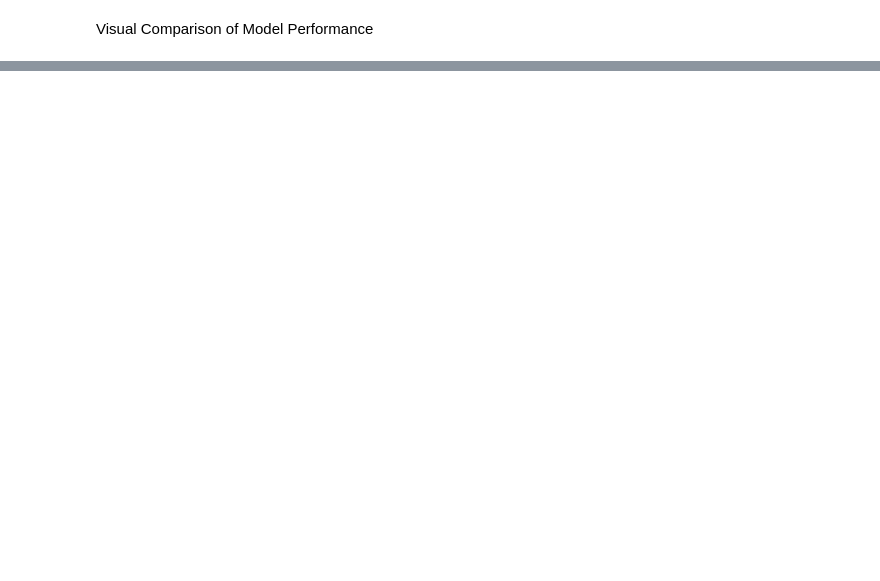
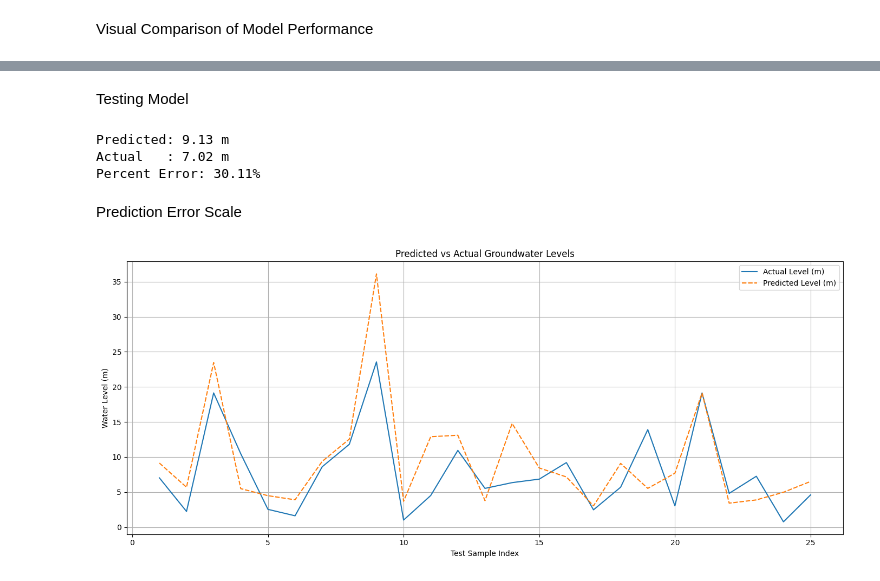
Before and after one commit to TheRealNeelaksh/groundwater-level-forecasting-india, a Jupyter notebook: models/trainingNotebook/trainingNotebook.ipynb, the cells around one changed output, grey strips where cells are left out. Saved outputs shown, nothing was run; the diff lists cells and outputs as text; code cells hidden in the pictures; blank space fills up the shorter version.

```diff
--- a/models/trainingNotebook/trainingNotebook.ipynb
+++ b/models/trainingNotebook/trainingNotebook.ipynb
@@ -167,0 +255,50 @@ plt.show()
+# %% [markdown]
+Testing Model
+# %%
+# Select a sample from test data
+sample = x_test.iloc[0:1]
+sample_processed = preprocessor.transform(sample)
+
+# Predict
+predicted_level = xgb_model.predict(sample_processed)
+actual_level = y_test.iloc[0]
+
+# Calculate percent error
+percent_error = abs((predicted_level[0] - actual_level) / actual_level) * 100
+
+# Display
+print(f"Predicted: {predicted_level[0]:.2f} m")
+print(f"Actual   : {actual_level:.2f} m")
+print(f"Percent Error: {percent_error:.2f}%")
+# %% [output]
+Predicted: 9.13 m
+Actual   : 7.02 m
+Percent Error: 30.11%
+# %% [markdown]
+Prediction Error Scale
+# %%
+# Choose first N samples to visualize
+N = 25  # change this if needed
+samples = x_test.iloc[:N]
+actual_values = y_test.iloc[:N].values
+predicted_values = xgb_model.predict(preprocessor.transform(samples))
+
+# Create DataFrame for plotting
+comparison_df = pd.DataFrame({
+    'Sample': range(1, N + 1),
+    'Actual Level (m)': actual_values,
+    'Predicted Level (m)': predicted_values
+})
+
+# Plot
+plt.figure(figsize=(14, 6))
+sns.lineplot(data=comparison_df.set_index('Sample'))
+plt.title('Predicted vs Actual Groundwater Levels')
+plt.ylabel('Water Level (m)')
+plt.xlabel('Test Sample Index')
+plt.grid(True)
+plt.legend(loc='upper right')
+plt.tight_layout()
+plt.show()
+# %% [output]
+[figure, added]
```
Also changed, not shown: parts of 7 cells of this notebook.
